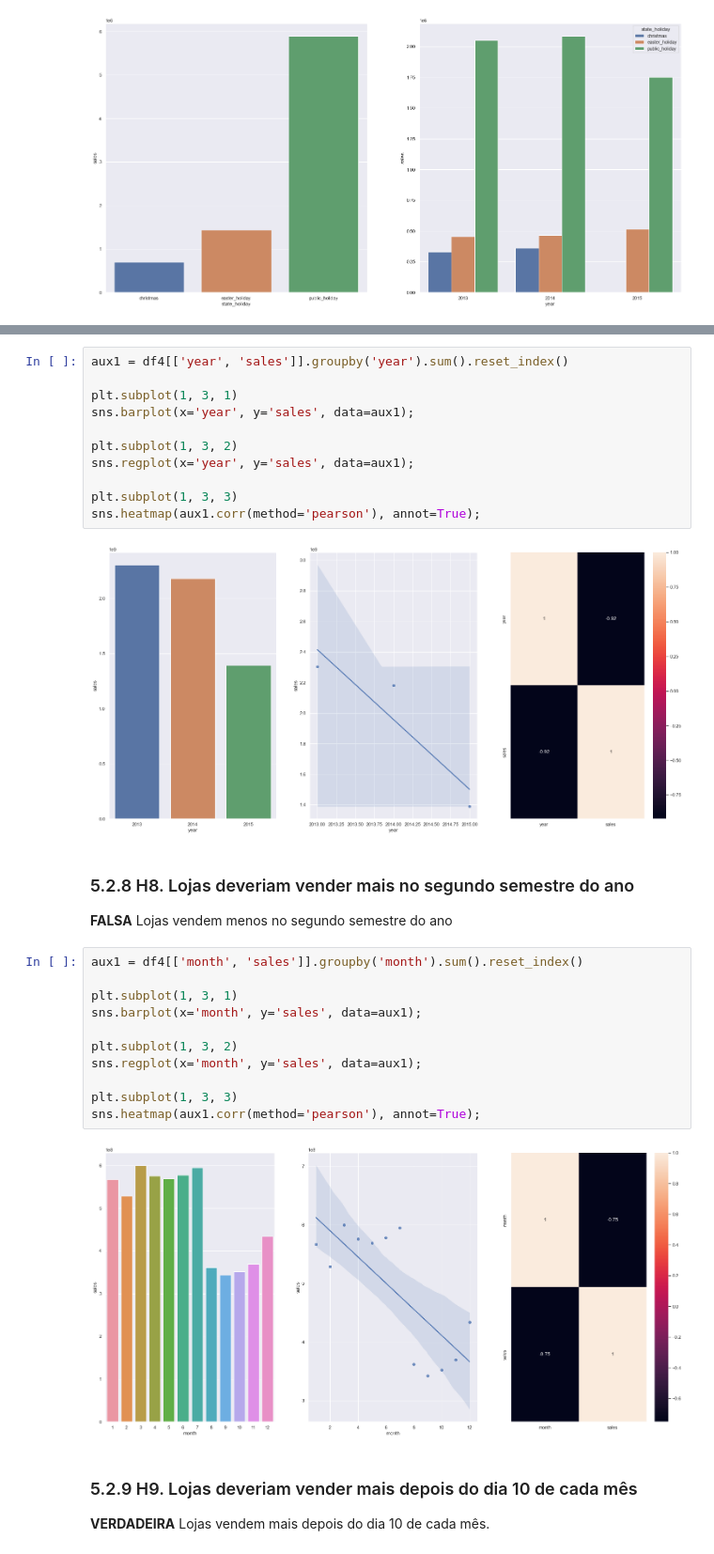
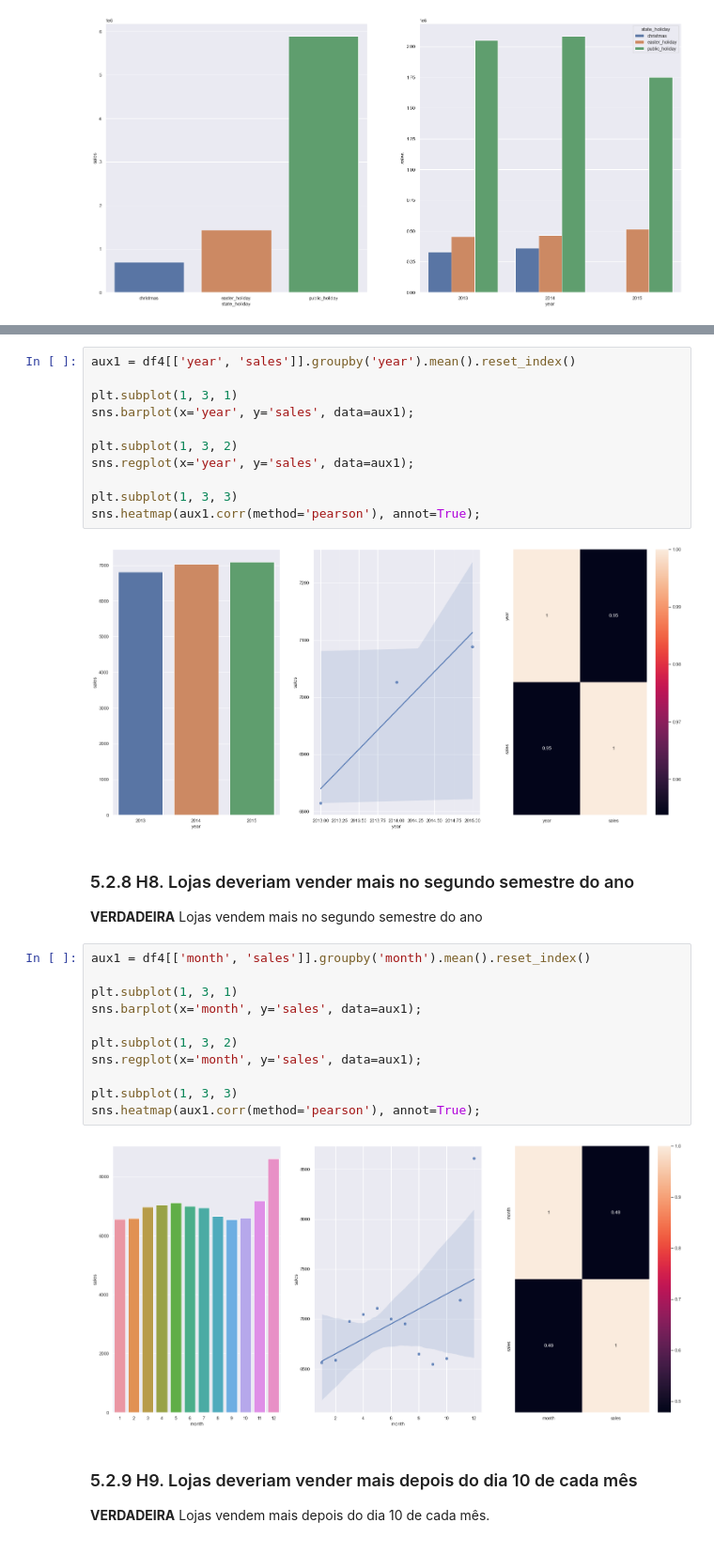
Before and after one commit to carlosandradeds/store_sales_predict, a Jupyter notebook: notebooks/07_sales_predictions.ipynb, the cells around one changed output, grey strips where cells are left out. Shown at 94% size. Cells and saved outputs as stored; diff of their text form.

```diff
--- a/notebooks/07_sales_predictions.ipynb
+++ b/notebooks/07_sales_predictions.ipynb
@@ -693,5 +693,5 @@ sns.barplot(x='year', y='sales', hue='state_holiday', data=aux2);
 # %%
-aux1 = df4[['year', 'sales']].groupby('year').sum().reset_index()
+aux1 = df4[['year', 'sales']].groupby('year').mean().reset_index()
 
 plt.subplot(1, 3, 1)
 sns.barplot(x='year', y='sales', data=aux1);
@@ -702,23 +702,23 @@ sns.regplot(x='year', y='sales', data=aux1);
 plt.subplot(1, 3, 3)
 sns.heatmap(aux1.corr(method='pearson'), annot=True);
 # %% [output]
-[figure, old version]
+[figure, new version]
 # %% [markdown]
 ### 5.2.8 H8. Lojas deveriam vender mais no segundo semestre do ano
-**FALSA** Lojas vendem menos no segundo semestre do ano
+**VERDADEIRA** Lojas vendem mais no segundo semestre do ano
 # %%
-aux1 = df4[['month', 'sales']].groupby('month').sum().reset_index()
+aux1 = df4[['month', 'sales']].groupby('month').mean().reset_index()
 
 plt.subplot(1, 3, 1)
 sns.barplot(x='month', y='sales', data=aux1);
 
 plt.subplot(1, 3, 2)
 sns.regplot(x='month', y='sales', data=aux1);
 
 plt.subplot(1, 3, 3)
 sns.heatmap(aux1.corr(method='pearson'), annot=True);
 # %% [output]
-[figure, old version]
+[figure, new version]
 # %% [markdown]
 ### 5.2.9 H9. Lojas deveriam vender mais depois do dia 10 de cada mês
 **VERDADEIRA** Lojas vendem mais depois do dia 10 de cada mês.
```
Also changed, not shown: parts of 118 cells of this notebook, 7 other files.
